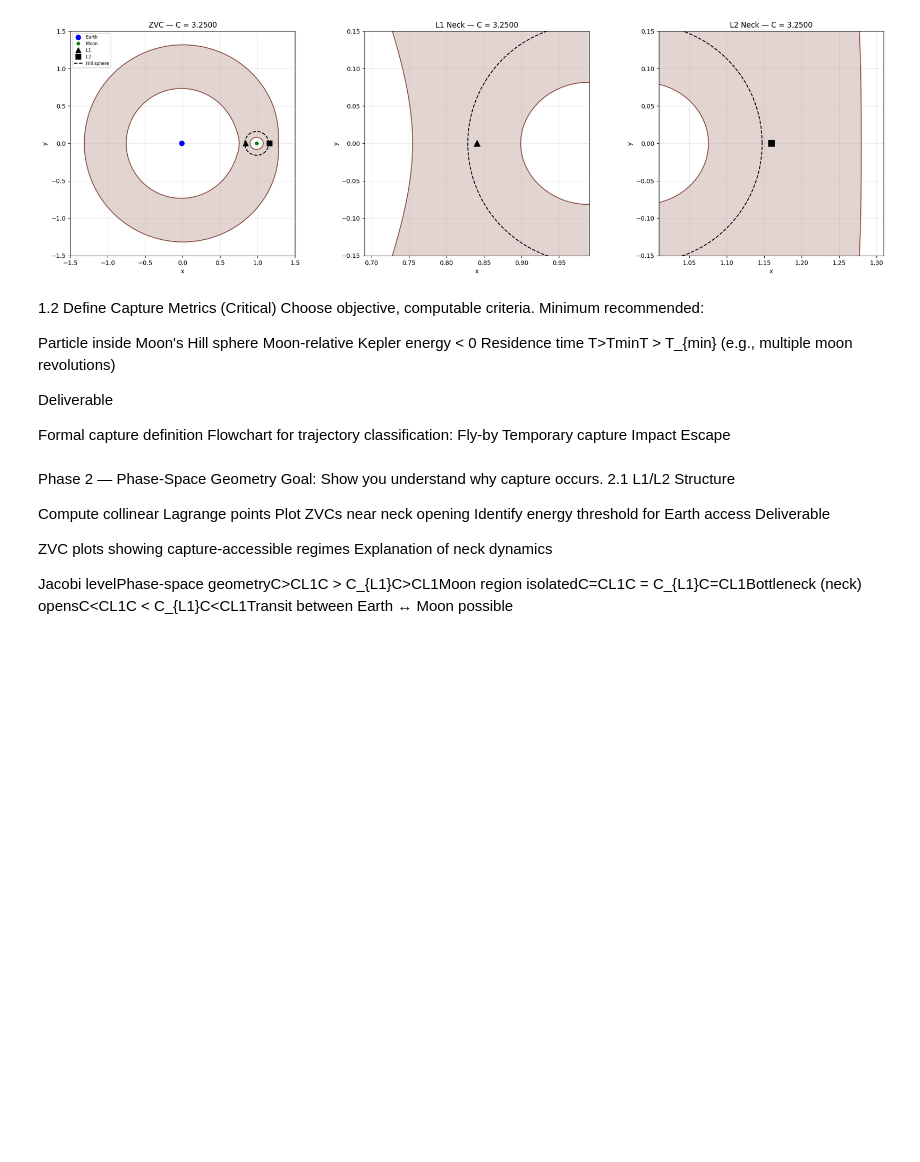
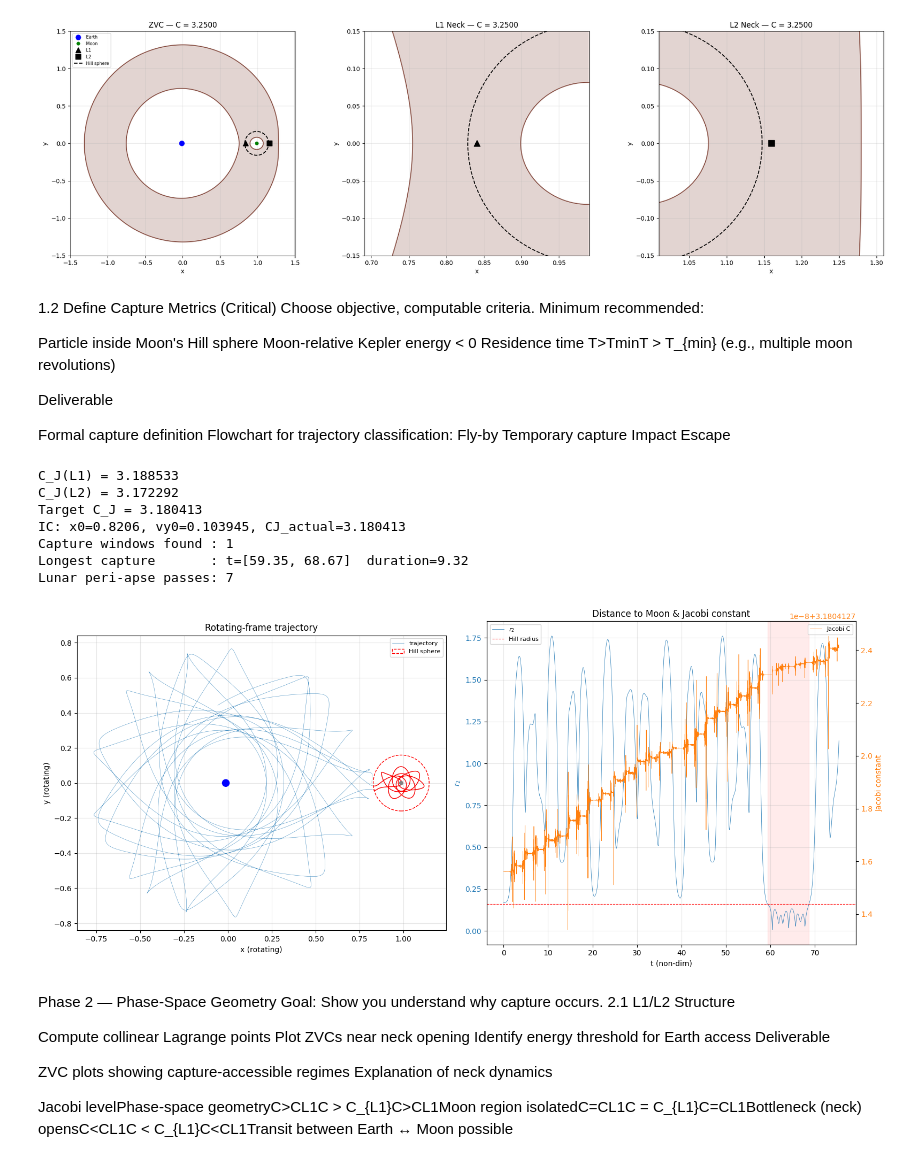
Before and after one commit to aeroNJneer/ASEN-6062, a Jupyter notebook: homework/project/MoonCaptureProject.ipynb, the cells around one changed output. Drawn from its saved outputs; the diff is of its cells as text; code cells hidden in the pictures; blank space fills up the shorter version.

```diff
--- a/homework/project/MoonCaptureProject.ipynb
+++ b/homework/project/MoonCaptureProject.ipynb
@@ -319,17 +318,33 @@ from matplotlib.patches import Circle
 
 # ── Simulation parameters ──────────────────────────────────────────
 masses = np.array([1 - mu, mu, 1e-20])
-t_span = (0, 80)
+t_span = (0, 12 * 2 * np.pi)  # 12 lunar orbits
 dt = 0.001
 
-# initial state: just outside Hill sphere, drifting toward Moon
-x0 = pos_moon[0] - 1.2 * hill_radius
-y0 = 0.02
-z0 = 0.0
-vx0 = 0.01
-vy0 = -0.4
-vz0 = 0.0
+# ── Compute Jacobi constants at L1 and L2 ──────────────────────────
+CJ_L1 = calc_Jacobi_constant(np.array([L1_x, 0, 0, 0, 0, 0]), mu)
+CJ_L2 = calc_Jacobi_constant(np.array([L2_x, 0, 0, 0, 0, 0]), mu)
+print(f"C_J(L1) = {CJ_L1:.6f}")
+print(f"C_J(L2) = {CJ_L2:.6f}")
+
+# Target CJ midway between L1 and L2 (L1 neck open, L2 neck closed)
+CJ_target = 0.5 * (CJ_L1 + CJ_L2)
+print(f"Target C_J = {CJ_target:.6f}")
+
+# Initial position: just inside L1 neck, approaching Moon
+x0 = L1_x - 0.02
+y0, z0 = 0.0, 0.0
+vx0, vz0 = 0.0, 0.0
+
+# Solve for vy from Jacobi constant: CJ = 2*U - v^2 => v = sqrt(2U - CJ)
+U0 = effective_potential(G, mu, pos_earth, pos_moon, np.array([x0, y0, z0]))
+vy_sq = 2 * U0 - CJ_target
+if vy_sq < 0:
+    raise ValueError(f"Cannot achieve CJ={CJ_target:.4f} at x={x0:.4f} (2U={2*U0:.4f})")
+vy0 = np.sqrt(vy_sq)
 initial_state = [x0, y0, z0, vx0, vy0, vz0]
+CJ_check = calc_Jacobi_constant(np.array(initial_state), mu)
+print(f"IC: x0={x0:.4f}, vy0={vy0:.6f}, CJ_actual={CJ_check:.6f}")
 
 # ── Integrate & analyse ────────────────────────────────────────────
 t, x, y, z, vx, vy, vz, jacobi = trajectory_analysis(
@@ -374,9 +389,12 @@ else:
     capture_duration = 0.0
 
 print(f"Capture windows found : {len(capture_starts)}")
-print(f"Longest capture       : t=[{t[i_s]:.2f}, {t[i_e]:.2f}]  "
-      f"duration={capture_duration:.2f}")
-print(f"Lunar peri-apse passes: {n_orbits}")
+if capture_starts:
+    print(f"Longest capture       : t=[{t[i_s]:.2f}, {t[i_e]:.2f}]  "
+          f"duration={capture_duration:.2f}")
+    print(f"Lunar peri-apse passes: {n_orbits}")
+else:
+    print("No capture detected — particle did not enter Hill sphere")
 
 # ── Figure 1: rotating-frame trajectory ────────────────────────────
 fig, axes = plt.subplots(1, 2, figsize=(16, 7))
@@ -399,33 +417,42 @@ ax.grid(True, alpha=0.3)
 for j in range(len(capture_starts)):
     s, e = capture_starts[j], capture_ends[j]
     ax.plot(x[s:e], y[s:e], color='red', linewidth=1.0)
 
 # ── Figure 2: distance to Moon & Jacobi constant ──────────────────
 ax2 = axes[1]
 color1, color2 = 'tab:blue', 'tab:orange'
 ax2.set_title("Distance to Moon & Jacobi constant")
 ax2.plot(t, r_moon, color=color1, linewidth=0.5, label=r"$r_2$")
 ax2.axhline(hill_radius, color='red', linestyle='--', linewidth=0.8,
             label="Hill radius")
 ax2.set_xlabel("t (non-dim)")
 ax2.set_ylabel(r"$r_2$", color=color1)
 ax2.tick_params(axis='y', labelcolor=color1)
 ax2.legend(loc='upper left', fontsize=8)
 ax2.grid(True, alpha=0.3)
 
 ax3 = ax2.twinx()
 ax3.plot(t, jacobi, color=color2, linewidth=0.5, label="Jacobi C")
 ax3.set_ylabel("Jacobi constant", color=color2)
 ax3.tick_params(axis='y', labelcolor=color2)
 ax3.legend(loc='upper right', fontsize=8)
 
 # shade captured intervals
 for j in range(len(capture_starts)):
     s, e = capture_starts[j], capture_ends[j]
     ax2.axvspan(t[s], t[e], color='red', alpha=0.08)
 
 plt.tight_layout()
 plt.show()
+# %% [output]
+C_J(L1) = 3.188533
+C_J(L2) = 3.172292
+Target C_J = 3.180413
+IC: x0=0.8206, vy0=0.103945, CJ_actual=3.180413
+Capture windows found : 1
+Longest capture       : t=[59.35, 68.67]  duration=9.32
+Lunar peri-apse passes: 7
+[figure, added]
 # %% [markdown]
 
 Phase 2 — Phase‑Space Geometry
```
Also changed, not shown: parts of 7 cells of this notebook, 1 other file.
